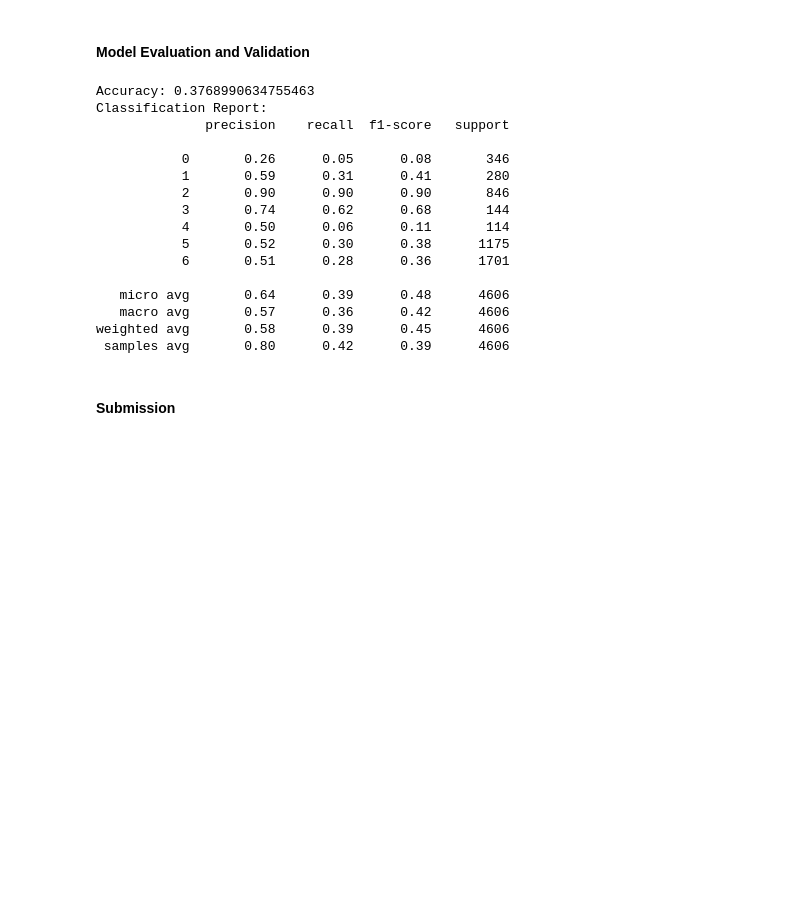
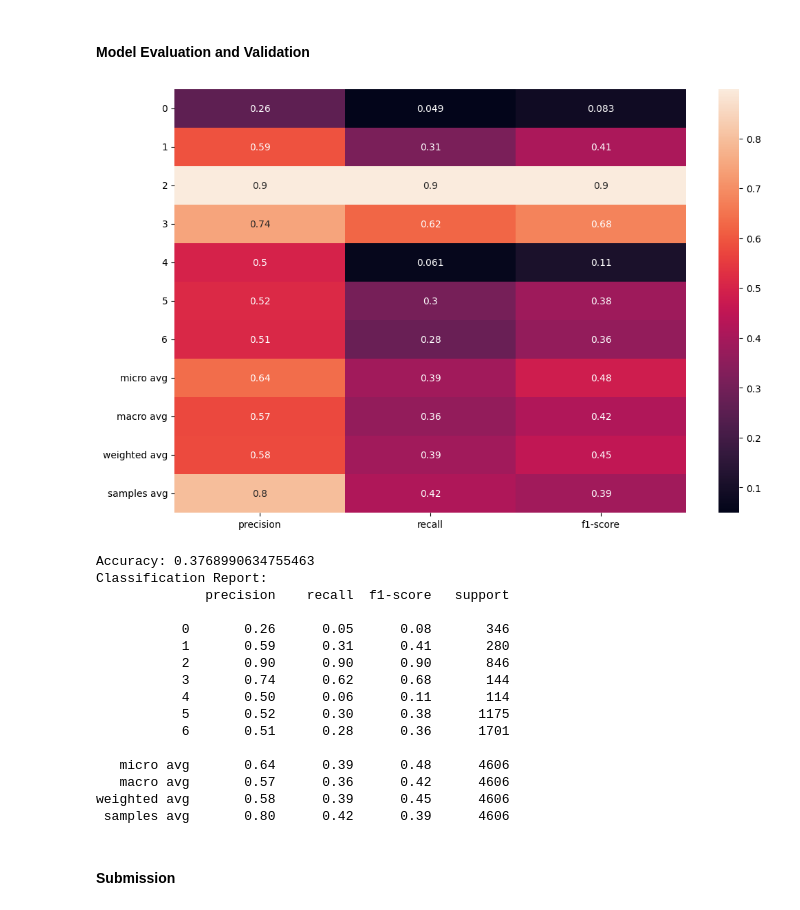
Before and after one commit to felipedds/steel-plate-defect-prediction, a Jupyter notebook: notebooks/analysis-2.ipynb, the cells around one changed output. Drawn from its saved outputs; the diff is of its cells as text; code cells hidden in the pictures; blank space fills up the shorter version.

```diff
--- a/notebooks/analysis-2.ipynb
+++ b/notebooks/analysis-2.ipynb
@@ -460,11 +461,17 @@ y_pred_prob = pipeline.predict_proba(X_test)
 #### Model Evaluation and Validation
 # %%
 accuracy = accuracy_score(y_test, y_predictions)
-classification_rep = classification_report(y_test, y_predictions, zero_division=1)
+classification_reprt = classification_report(y_test, y_predictions, zero_division=1)
+
+plt.figure(figsize=(12, 8))
+sns.heatmap(pd.DataFrame(classification_report(y_test, y_predictions, zero_division=1, output_dict=True)).iloc[:-1, :].T, annot=True)
+plt.savefig("../reports/classification_report.png")
+plt.show()
 
 print(f"Accuracy: {accuracy}")
-print(f"Classification Report:\n{classification_rep}")
+print(f"Classification Report:\n{classification_reprt}")
 # %% [output]
+[figure, added]
 Accuracy: 0.3768990634755463
 Classification Report:
               precision    recall  f1-score   support
```
Also changed, not shown: parts of 1 cell of this notebook, 3 other files.
